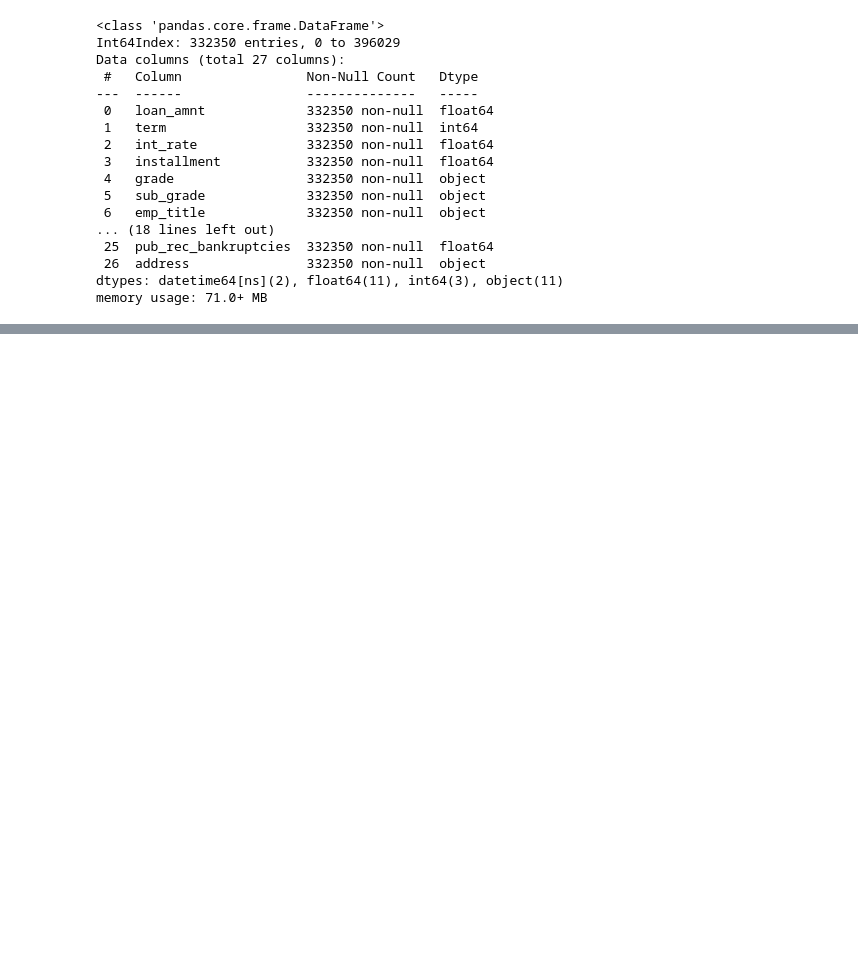
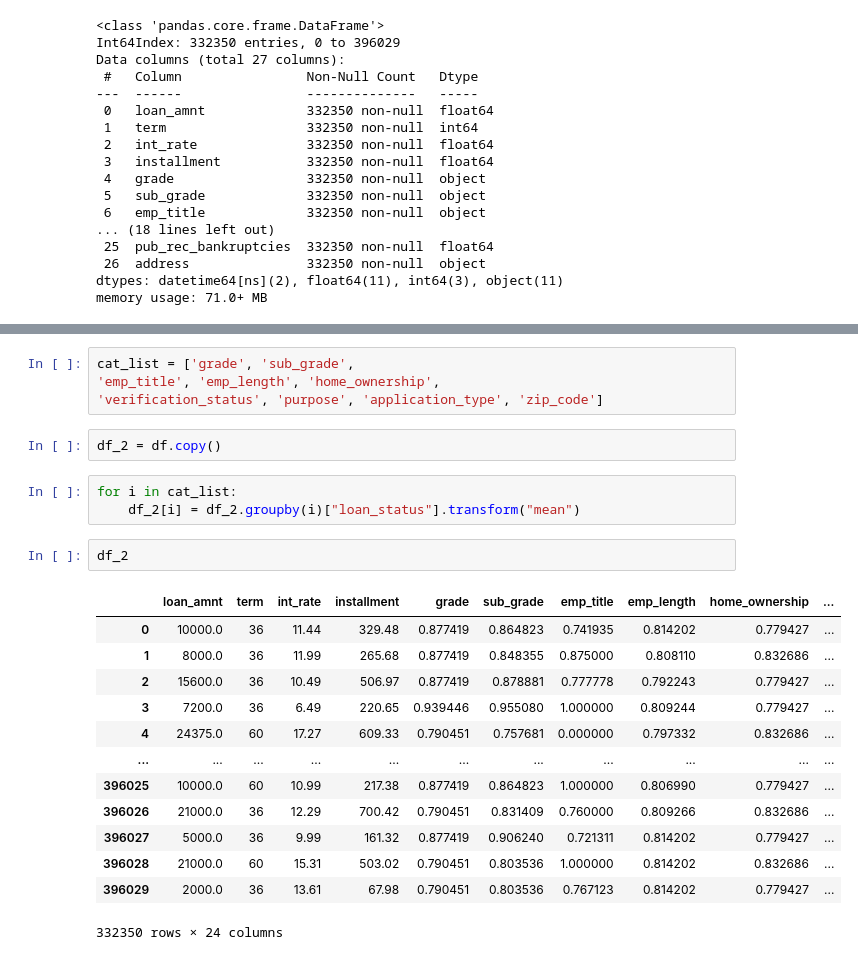
Before and after one commit to Navaneeth-7/Logistic_regression, a Jupyter notebook: file_1.ipynb, the cells around one changed output, grey strips where cells are left out. Cells and saved outputs as stored; diff of their text form; blank space fills up the shorter version.

```diff
--- a/file_1.ipynb
+++ b/file_1.ipynb
@@ -574,0 +711,25 @@ memory usage: 71.0+ MB
+# %%
+cat_list = ['grade', 'sub_grade',
+'emp_title', 'emp_length', 'home_ownership',
+'verification_status', 'purpose', 'application_type', 'zip_code']
+# %%
+df_2 = df.copy()
+# %%
+for i in cat_list:
+    df_2[i] = df_2.groupby(i)["loan_status"].transform("mean")
+# %%
+df_2
+# %% [output]
+|  | loan_amnt | term | int_rate | installment | grade | sub_grade | emp_title | emp_length | home_ownership | ... |
+| 0 | 10000.0 | 36 | 11.44 | 329.48 | 0.877419 | 0.864823 | 0.741935 | 0.814202 | 0.779427 | ... |
+| 1 | 8000.0 | 36 | 11.99 | 265.68 | 0.877419 | 0.848355 | 0.875000 | 0.808110 | 0.832686 | ... |
+| 2 | 15600.0 | 36 | 10.49 | 506.97 | 0.877419 | 0.878881 | 0.777778 | 0.792243 | 0.779427 | ... |
+| 3 | 7200.0 | 36 | 6.49 | 220.65 | 0.939446 | 0.955080 | 1.000000 | 0.809244 | 0.779427 | ... |
+| 4 | 24375.0 | 60 | 17.27 | 609.33 | 0.790451 | 0.757681 | 0.000000 | 0.797332 | 0.832686 | ... |
+| ... | ... | ... | ... | ... | ... | ... | ... | ... | ... | ... |
+| 396025 | 10000.0 | 60 | 10.99 | 217.38 | 0.877419 | 0.864823 | 1.000000 | 0.806990 | 0.779427 | ... |
+| 396026 | 21000.0 | 36 | 12.29 | 700.42 | 0.790451 | 0.831409 | 0.760000 | 0.809266 | 0.832686 | ... |
+| 396027 | 5000.0 | 36 | 9.99 | 161.32 | 0.877419 | 0.906240 | 0.721311 | 0.814202 | 0.779427 | ... |
+| 396028 | 21000.0 | 60 | 15.31 | 503.02 | 0.790451 | 0.803536 | 1.000000 | 0.814202 | 0.832686 | ... |
+| 396029 | 2000.0 | 36 | 13.61 | 67.98 | 0.790451 | 0.803536 | 0.767123 | 0.814202 | 0.779427 | ... |
+332350 rows × 24 columns
```
Also changed, not shown: parts of 23 cells of this notebook.
